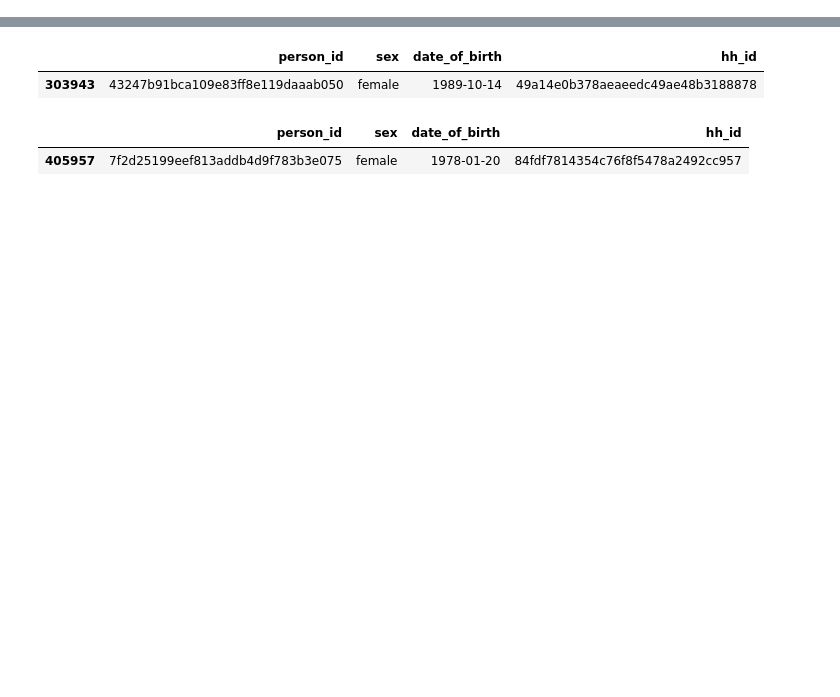
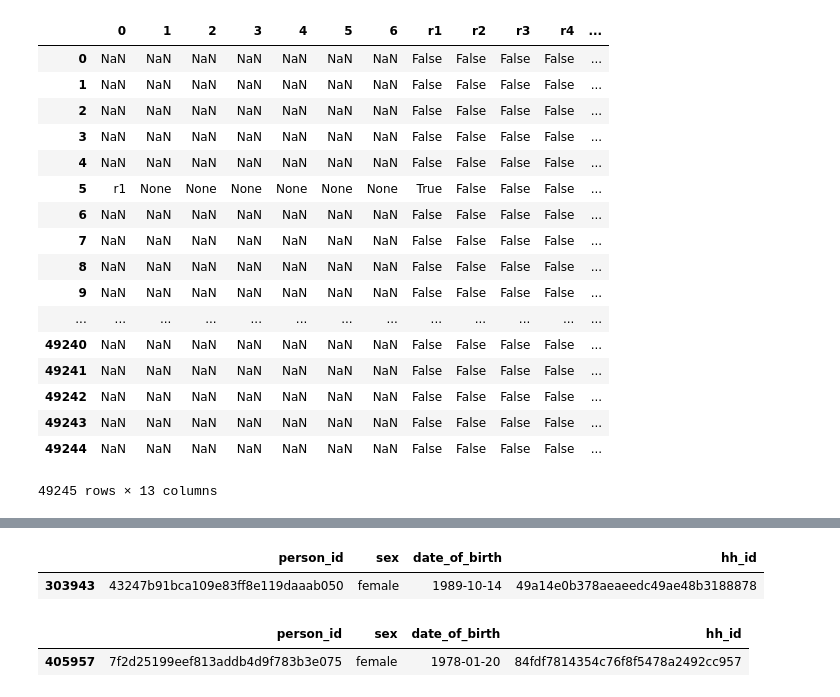
Before and after one commit to shaynaalice/medic_mobile, a Jupyter notebook: notebooks/Medic Mobile Technical Challenge.ipynb, the cells around one changed output, grey strips where cells are left out. Saved outputs shown, nothing was run; the diff lists cells and outputs as text; code cells hidden in the pictures; blank space fills up the shorter version.

```diff
--- a/notebooks/Medic Mobile Technical Challenge.ipynb
+++ b/notebooks/Medic Mobile Technical Challenge.ipynb
@@ -54,3 +56,55 @@ assessment_follow_up_df = assessment_follow_up_df.add_prefix('assessment_follow_
 pregnancy_df = pregnancy_df.add_prefix('pregnancy_')
 pregnancy_visit_df = pregnancy_visit_df.add_prefix('pregnancy_visit_')
 delivery_df = delivery_df.add_prefix('delivery_')
+# %%
+#new data frame with split value columns
+new = pregnancy_df["pregnancy_risk_factors"].str.split(" ", n=6, expand = True)
+# %%
+new["r1"] = ""
+new["r2"] = ""
+new["r3"] = ""
+new["r4"] = ""
+new["r5"] = ""
+new["r6"] = ""
+
+for index, row in new.iterrows():
+    if row[0] == 'r1' or row[1] == 'r1' or row[2] == 'r1' or row[3] == 'r1' or row[4] == 'r1' or row[5]=='r1':
+        row['r1'] = True
+    else: row['r1'] = False
+    if row[0] == 'r2' or row[1] == 'r2' or row[2] == 'r2' or row[3] == 'r2' or row[4] == 'r2' or row[5]=='r2':
+        row['r2'] = True
+    else: row['r2'] = False
+    if row[0] == 'r3' or row[1] == 'r3' or row[2] == 'r3' or row[3] == 'r3' or row[4] == 'r3' or row[5]=='r3':
+        row['r3'] = True
+    else: row['r3'] = False
+    if row[0] == 'r4' or row[1] == 'r4' or row[2] == 'r4' or row[3] == 'r4' or row[4] == 'r4' or row[5]=='r4':
+        row['r4'] = True
+    else: row['r4'] = False
+    if row[0] == 'r5' or row[1] == 'r5' or row[2] == 'r5' or row[3] == 'r5' or row[4] == 'r5' or row[5]=='r5':
+        row['r5'] = True
+    else: row['r5'] = False
+    if row[0] == 'r6' or row[1] == 'r6' or row[2] == 'r6' or row[3] == 'r6' or row[4] == 'r6' or row[5]=='r6':
+        row['r6'] = True
+    else: row['r6'] = False
+
+
+new
+# %% [output]
+|  | 0 | 1 | 2 | 3 | 4 | 5 | 6 | r1 | r2 | r3 | r4 | ... |
+| 0 | NaN | NaN | NaN | NaN | NaN | NaN | NaN | False | False | False | False | ... |
+| 1 | NaN | NaN | NaN | NaN | NaN | NaN | NaN | False | False | False | False | ... |
+| 2 | NaN | NaN | NaN | NaN | NaN | NaN | NaN | False | False | False | False | ... |
+| 3 | NaN | NaN | NaN | NaN | NaN | NaN | NaN | False | False | False | False | ... |
+| 4 | NaN | NaN | NaN | NaN | NaN | NaN | NaN | False | False | False | False | ... |
+| 5 | r1 | None | None | None | None | None | None | True | False | False | False | ... |
+| 6 | NaN | NaN | NaN | NaN | NaN | NaN | NaN | False | False | False | False | ... |
+| 7 | NaN | NaN | NaN | NaN | NaN | NaN | NaN | False | False | False | False | ... |
+| 8 | NaN | NaN | NaN | NaN | NaN | NaN | NaN | False | False | False | False | ... |
+| 9 | NaN | NaN | NaN | NaN | NaN | NaN | NaN | False | False | False | False | ... |
+| ... | ... | ... | ... | ... | ... | ... | ... | ... | ... | ... | ... | ... |
+| 49240 | NaN | NaN | NaN | NaN | NaN | NaN | NaN | False | False | False | False | ... |
+| 49241 | NaN | NaN | NaN | NaN | NaN | NaN | NaN | False | False | False | False | ... |
+| 49242 | NaN | NaN | NaN | NaN | NaN | NaN | NaN | False | False | False | False | ... |
+| 49243 | NaN | NaN | NaN | NaN | NaN | NaN | NaN | False | False | False | False | ... |
+| 49244 | NaN | NaN | NaN | NaN | NaN | NaN | NaN | False | False | False | False | ... |
+49245 rows × 13 columns
```
Also changed, not shown: parts of 63 cells of this notebook.
